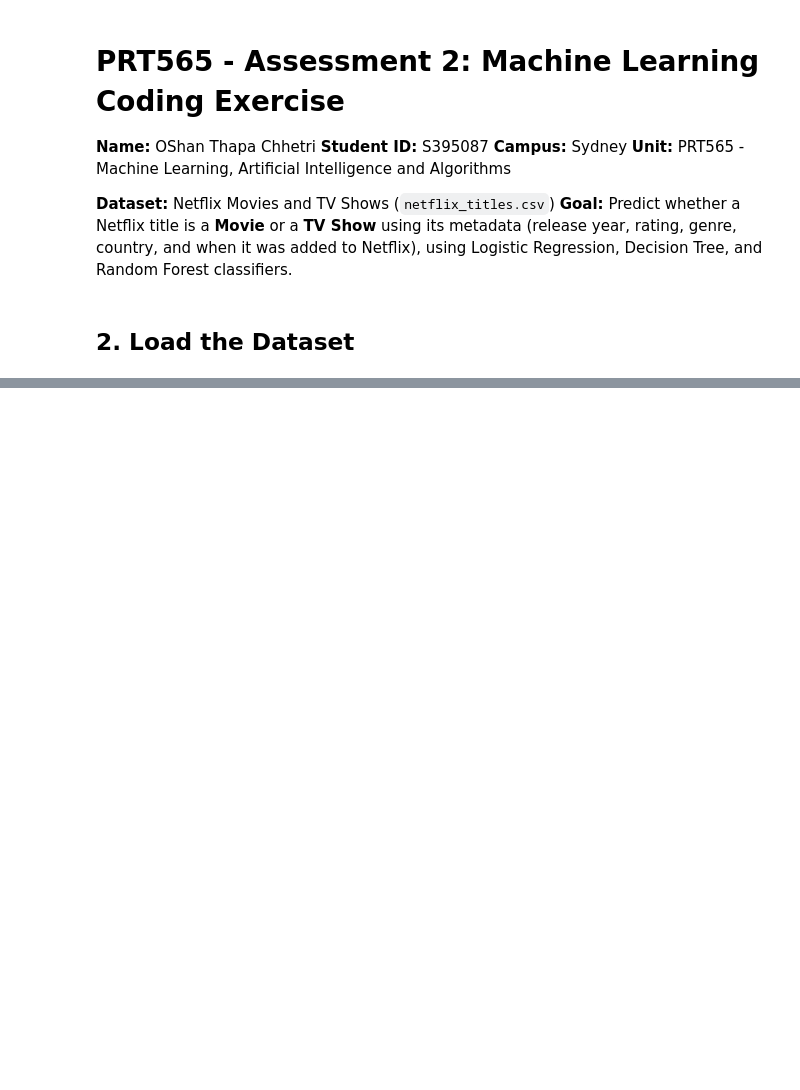
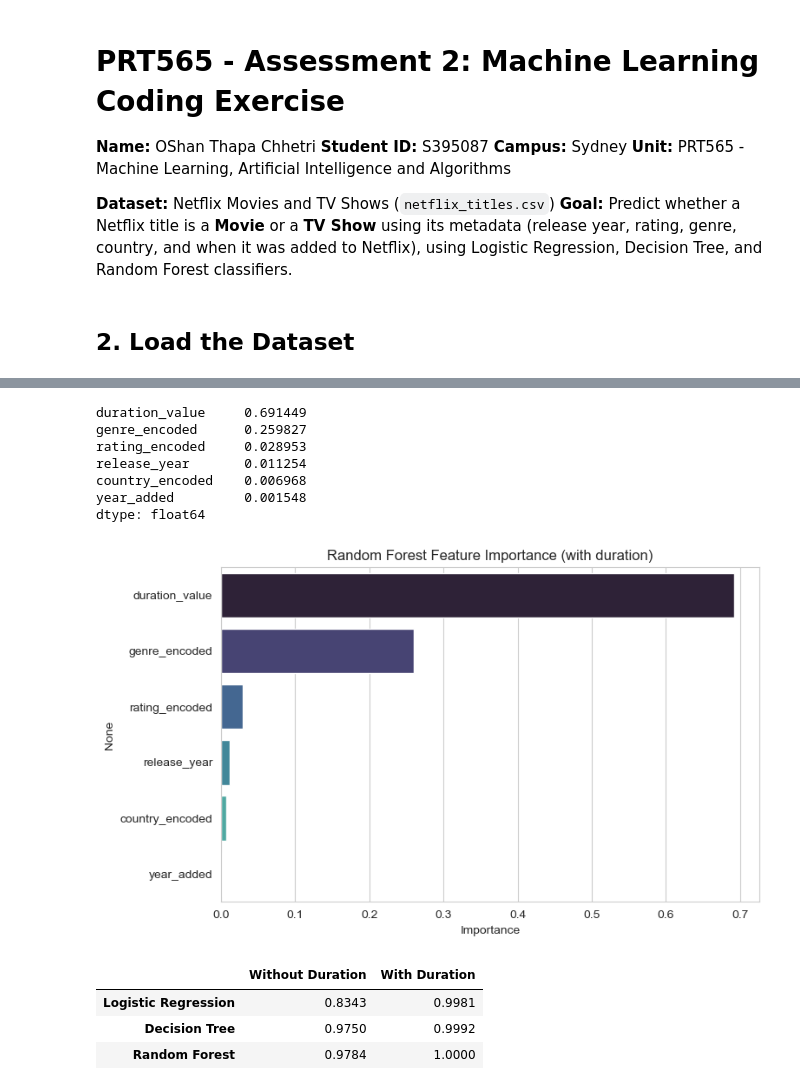
Before and after one commit to xhhetri/xhhetri-CDU_third_sem_assignments, a Jupyter notebook: PRT565 - Machine Learning, Artificial Intelligence and Algorithms/assessment_2.ipynb, the cells around one changed output, grey strips where cells are left out. Cells and saved outputs as stored; diff of their text form; code cells hidden in the pictures; blank space fills up the shorter version.

```diff
--- a/PRT565 - Machine Learning, Artificial Intelligence and Algorithms/assessment_2.ipynb
+++ b/PRT565 - Machine Learning, Artificial Intelligence and Algorithms/assessment_2.ipynb
@@ -48,0 +420,9 @@ FileNotFoundError: [Errno 2] No such file or directory: 'Dataset-netflix.csv'
+# %%
+# Random Forest - Feature Set A (without duration)
+rf_A = RandomForestClassifier(n_estimators=200, random_state=42)
+rf_A.fit(X_A_train, y_train)
+y_pred_rf_A = rf_A.predict(X_A_test)
+acc_rf_A = accuracy_score(y_test, y_pred_rf_A)
+
+print("Random Forest accuracy (without duration):", round(acc_rf_A, 4))
+print(classification_report(y_test, y_pred_rf_A, target_names=['Movie', 'TV Show']))
@@ -48,0 +439,9 @@ FileNotFoundError: [Errno 2] No such file or directory: 'Dataset-netflix.csv'
+# %%
+# Random Forest - Feature Set B (with duration)
+rf_B = RandomForestClassifier(n_estimators=200, random_state=42)
+rf_B.fit(X_B_train, y_train)
+y_pred_rf_B = rf_B.predict(X_B_test)
+acc_rf_B = accuracy_score(y_test, y_pred_rf_B)
+
+print("Random Forest accuracy (with duration):", round(acc_rf_B, 4))
+print(classification_report(y_test, y_pred_rf_B, target_names=['Movie', 'TV Show']))
@@ -48,0 +458,33 @@ FileNotFoundError: [Errno 2] No such file or directory: 'Dataset-netflix.csv'
+# %%
+# Analysis: feature importance from the Random Forest (Feature Set B)
+# This shows numerically how dominant 'duration_value' is as a predictor
+importances = pd.Series(rf_B.feature_importances_, index=features_B).sort_values(ascending=False)
+print(importances)
+
+plt.figure(figsize=(8, 5))
+sns.barplot(x=importances.values, y=importances.index, hue=importances.index, palette='mako', legend=False)
+plt.title('Random Forest Feature Importance (with duration)')
+plt.xlabel('Importance')
+plt.show()
+# %% [output]
+duration_value     0.691449
+genre_encoded      0.259827
+rating_encoded     0.028953
+release_year       0.011254
+country_encoded    0.006968
+year_added         0.001548
+dtype: float64
+[figure, added]
+# %%
+# Summary table comparing all 3 algorithms across both feature sets
+results = pd.DataFrame({
+    'Without Duration': [acc_lr_A, acc_dt_A, acc_rf_A],
+    'With Duration':    [acc_lr_B, acc_dt_B, acc_rf_B],
+}, index=['Logistic Regression', 'Decision Tree', 'Random Forest']).round(4)
+
+results
+# %% [output]
+|  | Without Duration | With Duration |
+| Logistic Regression | 0.8343 | 0.9981 |
+| Decision Tree | 0.9750 | 0.9992 |
+| Random Forest | 0.9784 | 1.0000 |
```
Also changed, not shown: parts of 42 cells of this notebook.
